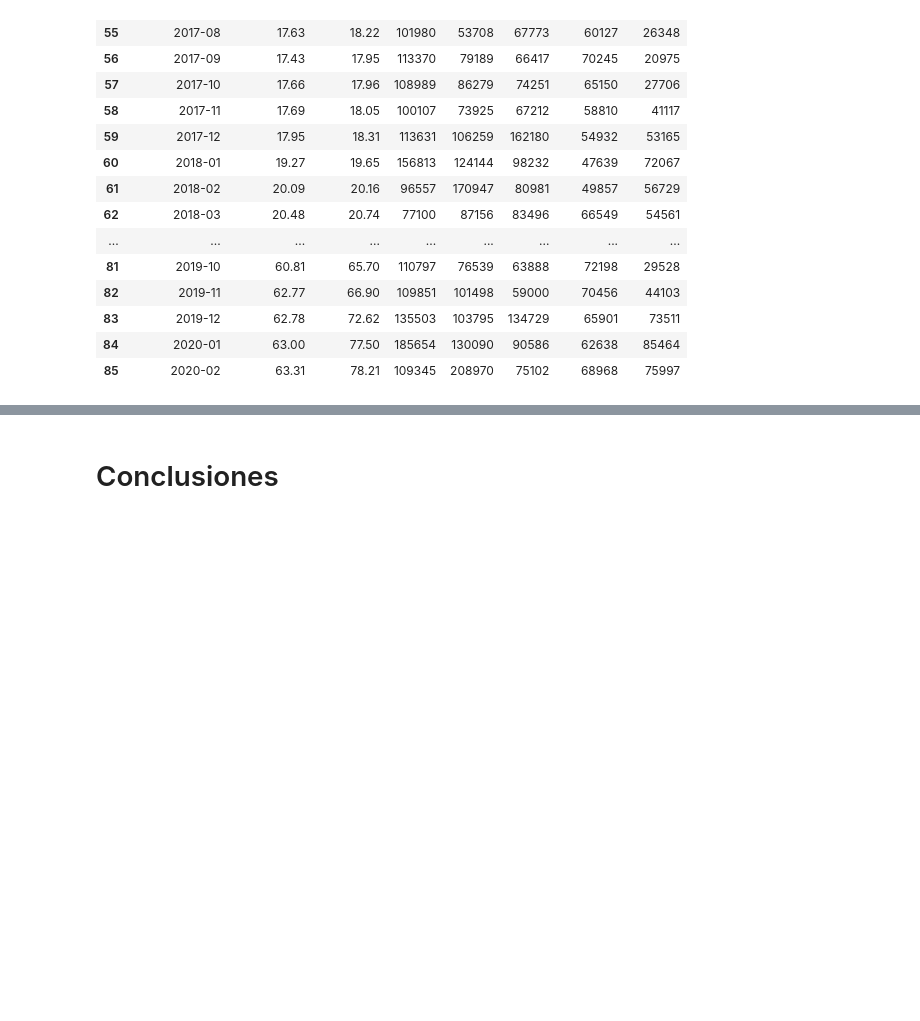
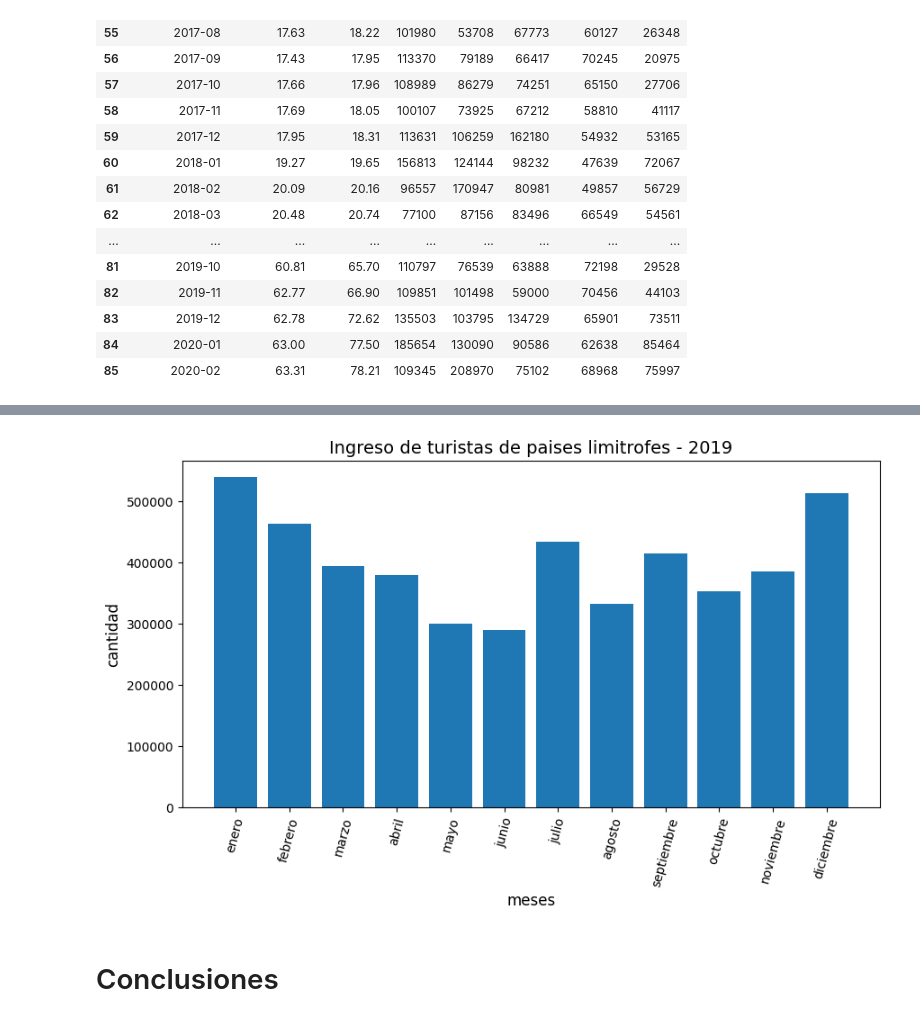
Before and after one commit to Isaiasgaray/fundamentos_tp, a Jupyter notebook: tp1/ejercicio_2/ejercicio2.ipynb, the cells around one changed output, grey strips where cells are left out. Cells and saved outputs as stored; diff of their text form; code cells hidden in the pictures; blank space fills up the shorter version.

```diff
--- a/tp1/ejercicio_2/ejercicio2.ipynb
+++ b/tp1/ejercicio_2/ejercicio2.ipynb
@@ -144,2 +286,8 @@ turista_cambio
+# %%
+graficar_barras("Ingreso de turistas de paises limitrofes - 2019","meses",
+          "cantidad",'grafico_tuista_2019.png',etiquetas, datos_2,angulo = 75,
+           tamaño = (10,5))
+# %% [output]
+[figure, added]
 # %% [markdown]
 # Conclusiones
```
Also changed, not shown: parts of 20 cells of this notebook.
